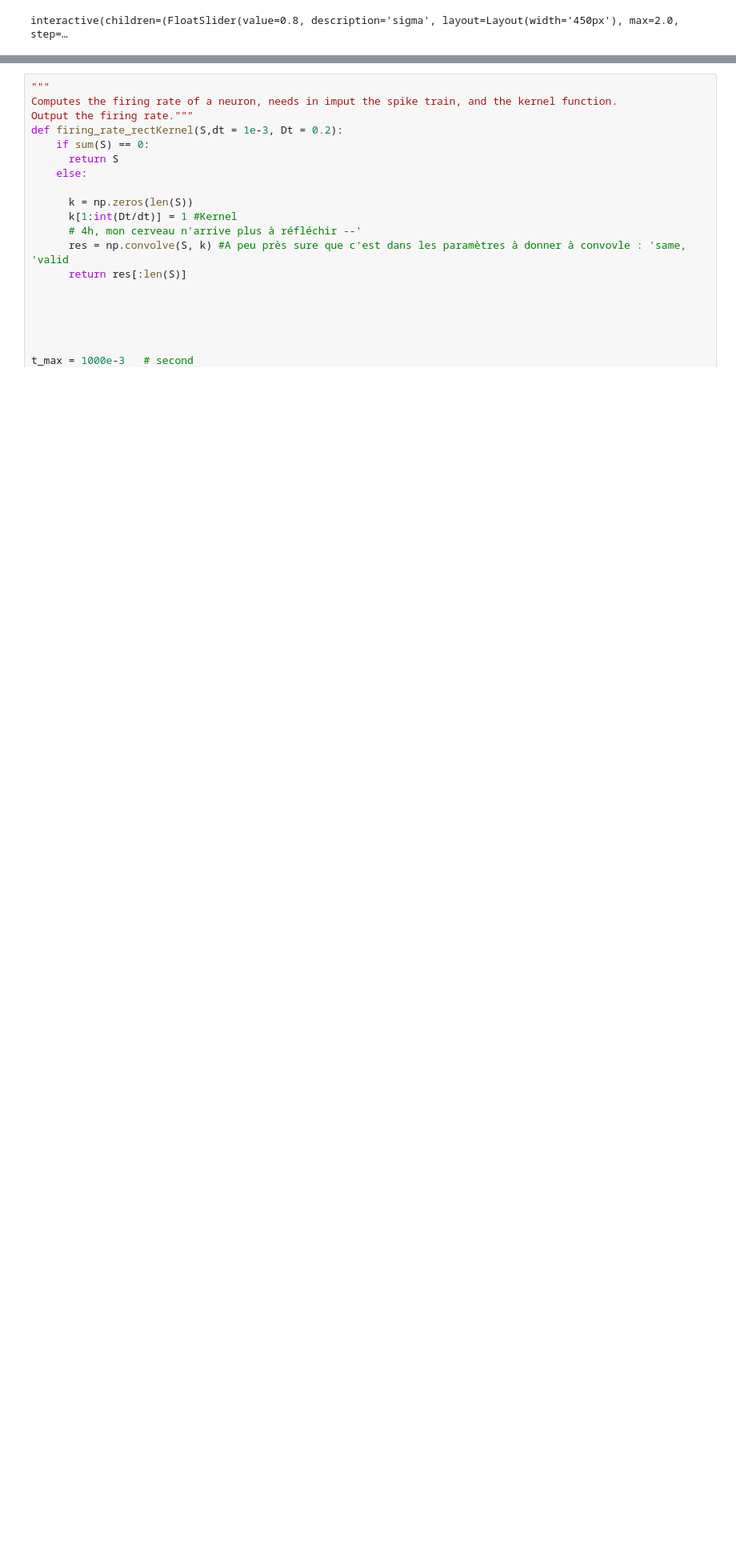
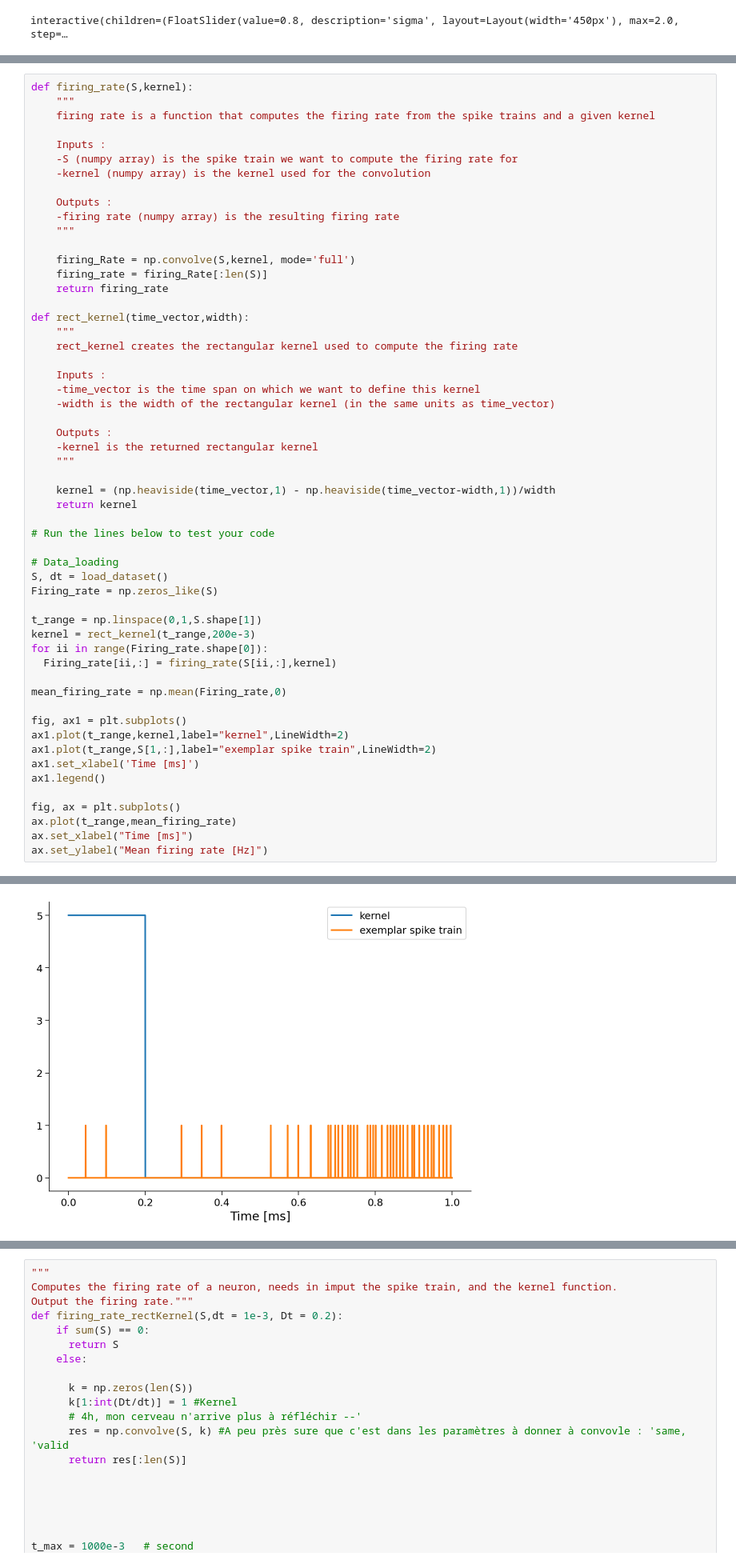
Before and after one commit to fblondiaux/LGBIO2072-2020, a Jupyter notebook: LGBIO2072_TP2.ipynb, the cells around one changed output, grey strips where cells are left out. Shown at 80% size. Drawn from its saved outputs; the diff is of its cells as text; blank space fills up the shorter version.

```diff
--- a/LGBIO2072_TP2.ipynb
+++ b/LGBIO2072_TP2.ipynb
@@ -219,0 +204,56 @@ interactive(children=(FloatSlider(value=0.2, description='Dt', layout=Layout(wid
+# %%
+def firing_rate(S,kernel):
+    """
+    firing rate is a function that computes the firing rate from the spike trains and a given kernel
+
+    Inputs :
+    -S (numpy array) is the spike train we want to compute the firing rate for
+    -kernel (numpy array) is the kernel used for the convolution
+
+    Outputs :
+    -firing rate (numpy array) is the resulting firing rate
+    """
+
+    firing_Rate = np.convolve(S,kernel, mode='full')
+    firing_rate = firing_Rate[:len(S)]
+    return firing_rate
+
+def rect_kernel(time_vector,width):
+    """
+    rect_kernel creates the rectangular kernel used to compute the firing rate
+
+    Inputs :
+    -time_vector is the time span on which we want to define this kernel
+    -width is the width of the rectangular kernel (in the same units as time_vector)
+
+    Outputs :
+    -kernel is the returned rectangular kernel
+    """
+
+    kernel = (np.heaviside(time_vector,1) - np.heaviside(time_vector-width,1))/width
+    return kernel
+
+# Run the lines below to test your code
+
+# Data_loading
+S, dt = load_dataset()
+Firing_rate = np.zeros_like(S)
+
+t_range = np.linspace(0,1,S.shape[1])
+kernel = rect_kernel(t_range,200e-3)
+for ii in range(Firing_rate.shape[0]):
+  Firing_rate[ii,:] = firing_rate(S[ii,:],kernel)
+
+mean_firing_rate = np.mean(Firing_rate,0)
+
+fig, ax1 = plt.subplots()
+ax1.plot(t_range,kernel,label="kernel",LineWidth=2)
+ax1.plot(t_range,S[1,:],label="exemplar spike train",LineWidth=2)
+ax1.set_xlabel('Time [ms]')
+ax1.legend()
+
+fig, ax = plt.subplots()
+ax.plot(t_range,mean_firing_rate)
+ax.set_xlabel("Time [ms]")
+ax.set_ylabel("Mean firing rate [Hz]")
+# %% [output]
@@ -219,0 +261 @@ interactive(children=(FloatSlider(value=0.2, description='Dt', layout=Layout(wid
+[figure, added]
```
Also changed, not shown: parts of 19 cells of this notebook.
